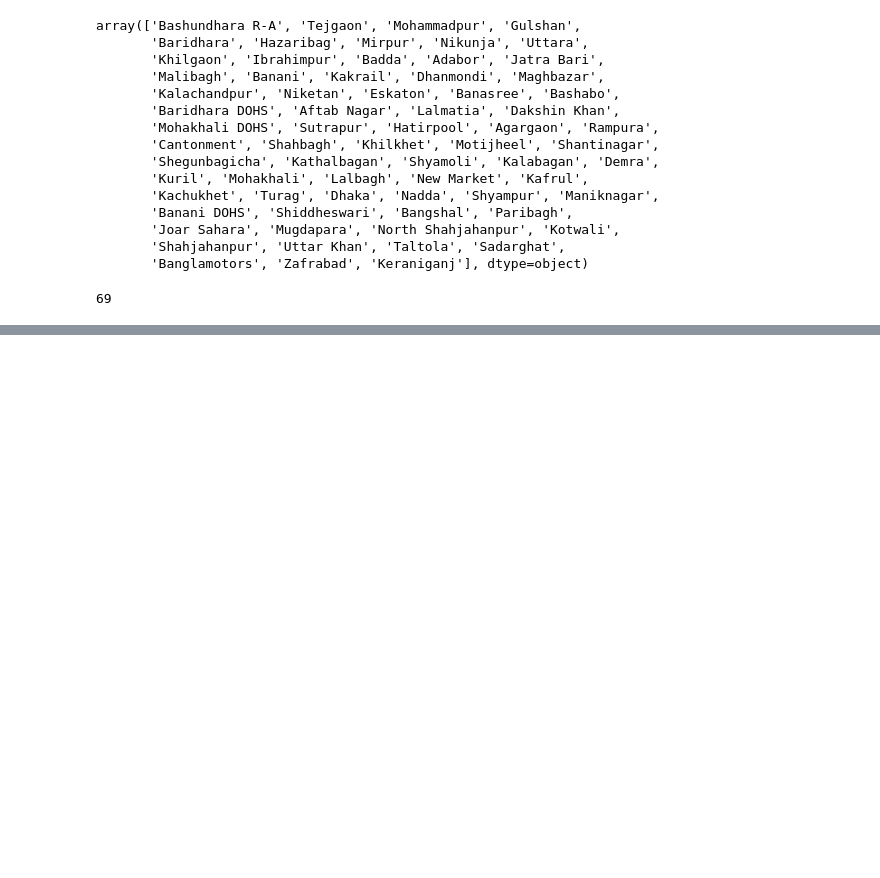
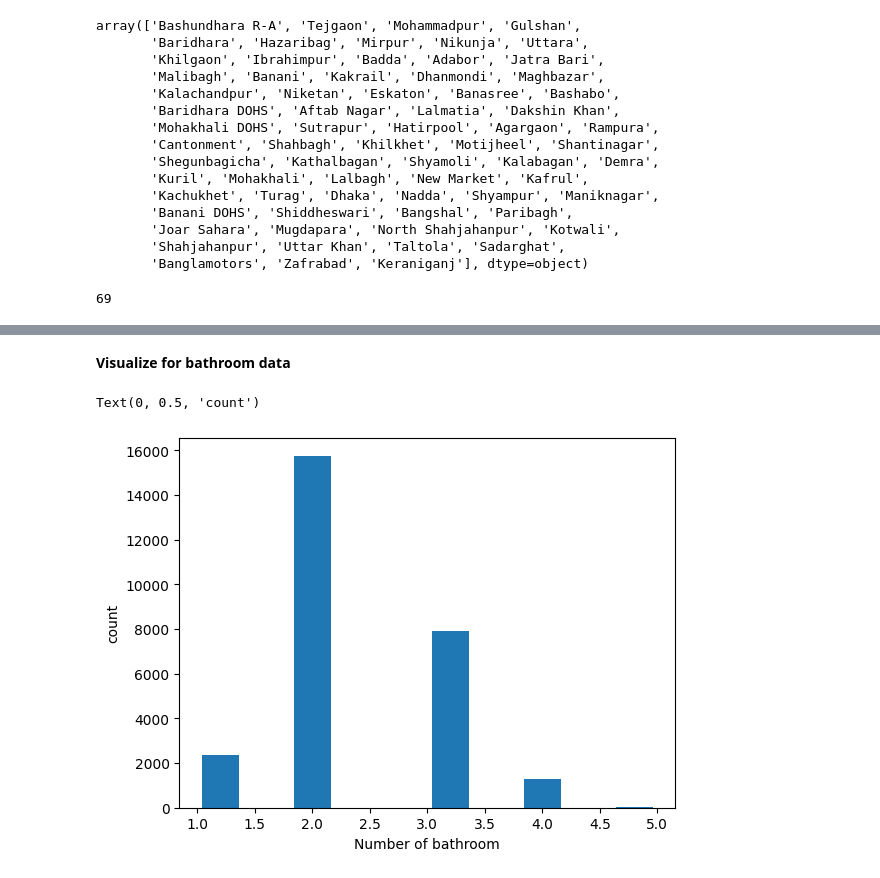
Before and after one commit to MdRimon29/House_Rent_Prediction_for_Dhaka_City, a Jupyter notebook: house_rent_prediction.ipynb, the cells around one changed output, grey strips where cells are left out. Cells and saved outputs as stored; diff of their text form; code cells hidden in the pictures; blank space fills up the shorter version.

```diff
--- a/house_rent_prediction.ipynb
+++ b/house_rent_prediction.ipynb
@@ -154,0 +283,9 @@ df['Location'].nunique()
+# %% [markdown]
+**Visualize for bathroom data**
+# %%
+plt.hist(df.Bath,rwidth=0.8)
+plt.xlabel("Number of bathroom")
+plt.ylabel("count")
+# %% [output]
+Text(0, 0.5, 'count')
+[figure, added]
```
Also changed, not shown: parts of 21 cells of this notebook.
